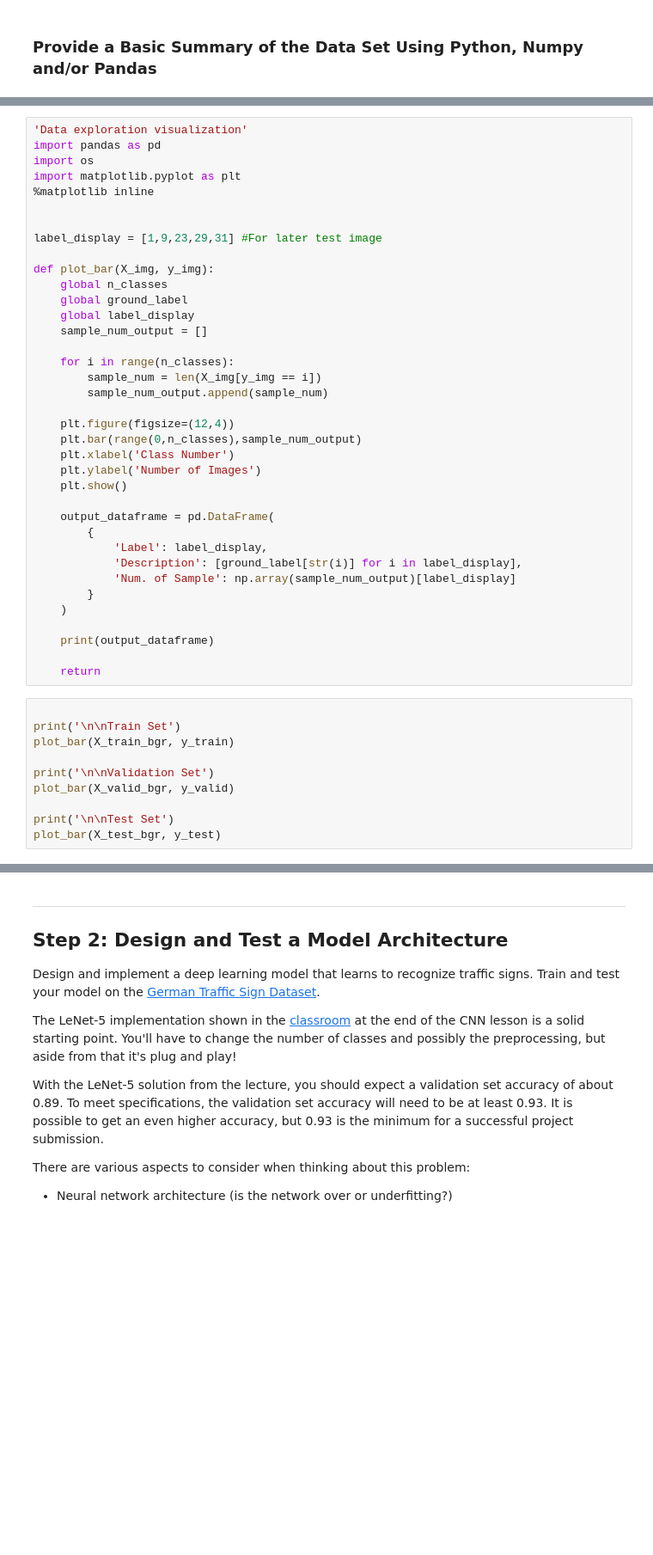
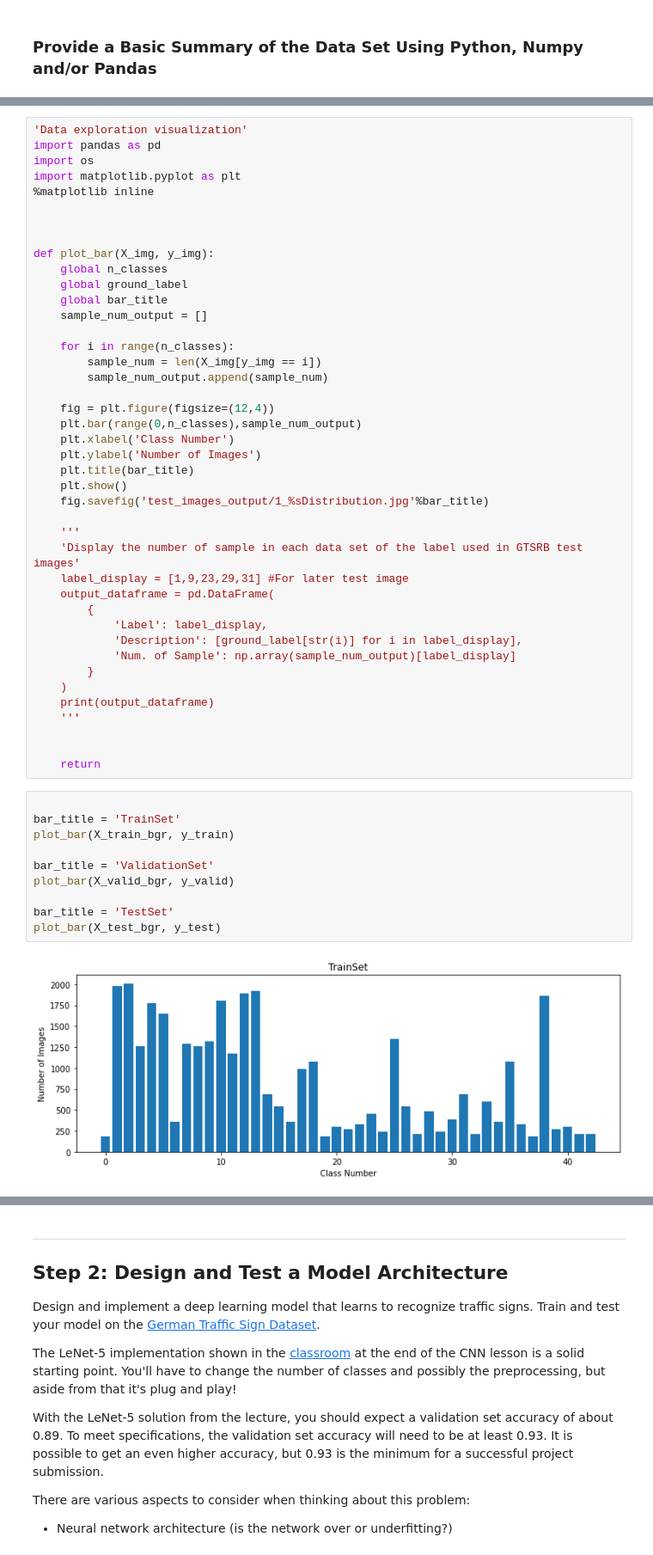
Before and after one commit to leizhao3/CarND-Traffic-Sign-Classifier-Project, a Jupyter notebook: Traffic_Sign_Classifier.ipynb, the cells around one changed output, grey strips where cells are left out. Shown at 86% size. Cells and saved outputs as stored; diff of their text form; blank space fills up the shorter version.

```diff
--- a/Traffic_Sign_Classifier.ipynb
+++ b/Traffic_Sign_Classifier.ipynb
@@ -173,24 +193,28 @@ import matplotlib.pyplot as plt
 %matplotlib inline
 
 
-label_display = [1,9,23,29,31] #For later test image
 
 def plot_bar(X_img, y_img):
     global n_classes
     global ground_label
-    global label_display
+    global bar_title
     sample_num_output = []
 
     for i in range(n_classes):
         sample_num = len(X_img[y_img == i])
         sample_num_output.append(sample_num)
 
-    plt.figure(figsize=(12,4))
+    fig = plt.figure(figsize=(12,4))
     plt.bar(range(0,n_classes),sample_num_output)
     plt.xlabel('Class Number')
     plt.ylabel('Number of Images')
+    plt.title(bar_title)
     plt.show()
+    fig.savefig('test_images_output/1_%sDistribution.jpg'%bar_title)
 
+    '''
+    'Display the number of sample in each data set of the label used in GTSRB test images'
+    label_display = [1,9,23,29,31] #For later test image
     output_dataframe = pd.DataFrame(
         {
             'Label': label_display,
@@ -198,17 +222,20 @@ def plot_bar(X_img, y_img):
             'Num. of Sample': np.array(sample_num_output)[label_display]
         }
     )
+    print(output_dataframe)
+    '''
 
-    print(output_dataframe)
 
     return
 # %%
 
-print('\n\nTrain Set')
+bar_title = 'TrainSet'
 plot_bar(X_train_bgr, y_train)
 
-print('\n\nValidation Set')
+bar_title = 'ValidationSet'
 plot_bar(X_valid_bgr, y_valid)
 
-print('\n\nTest Set')
+bar_title = 'TestSet'
 plot_bar(X_test_bgr, y_test)
+# %% [output]
+[figure, added]
```
Also changed, not shown: parts of 39 cells of this notebook, 21 other files.
